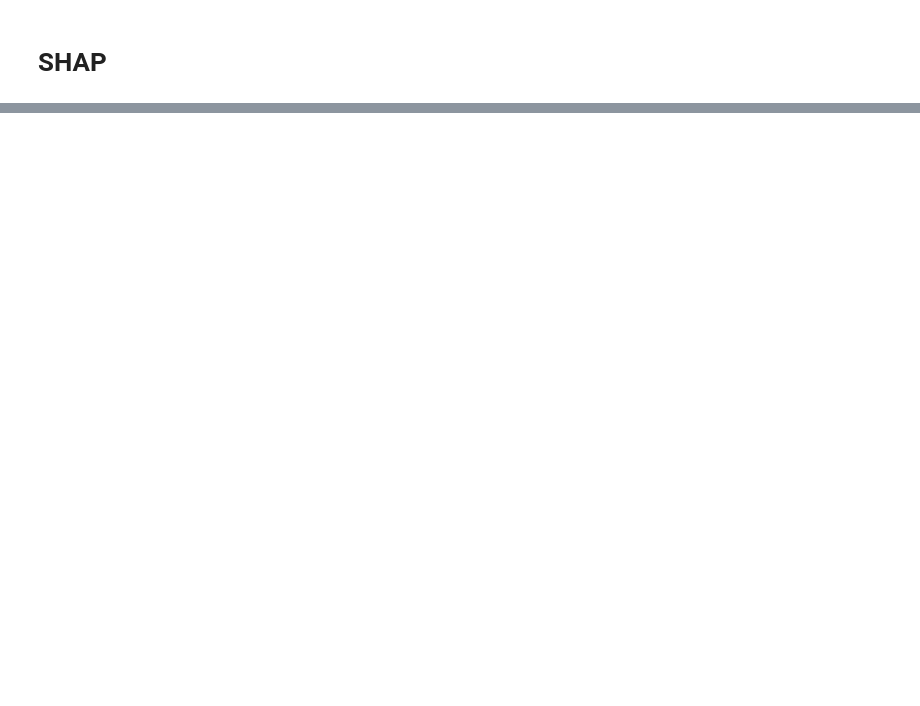
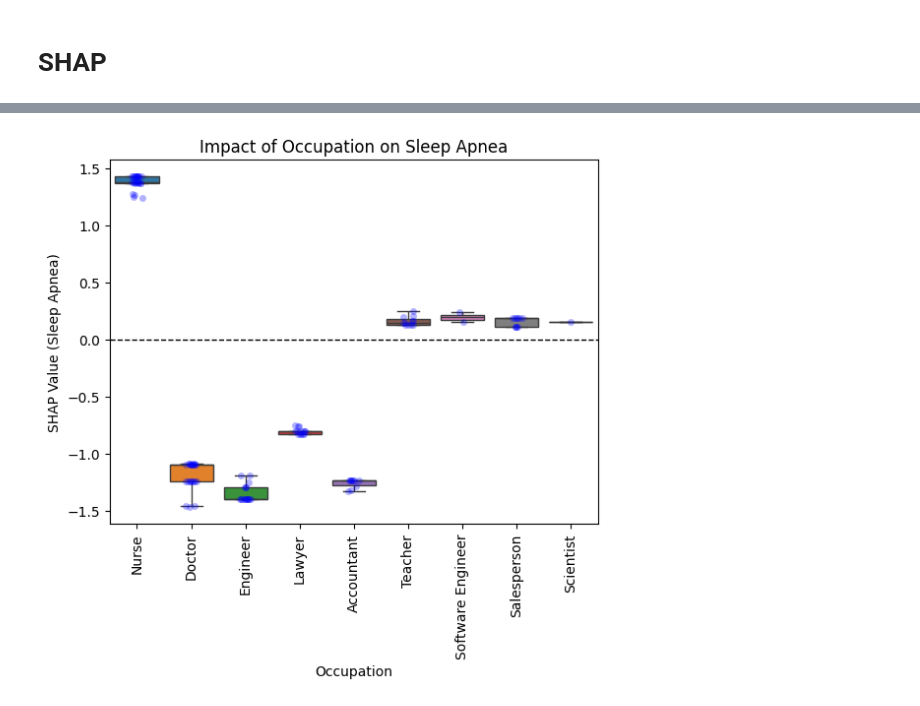
Before and after one commit to yji21/20252R0136COSE36203, a Jupyter notebook: sleep_disorder_prediction.ipynb, the cells around one changed output, grey strips where cells are left out. Cells and saved outputs as stored; diff of their text form; code cells hidden in the pictures; blank space fills up the shorter version.

```diff
--- a/sleep_disorder_prediction.ipynb
+++ b/sleep_disorder_prediction.ipynb
@@ -743,0 +922,29 @@ plt.show()
+# %%
+analysis_df = pd.DataFrame({
+    'Occupation': X_test_display['Occupation'],
+    'SHAP Value (Sleep Apnea)': shap_values[:, :, 2][:, X_test.columns.get_loc('Occupation')]
+})
+
+sns.boxplot(
+    data=analysis_df,
+    x='Occupation',
+    y='SHAP Value (Sleep Apnea)',
+    hue='Occupation',
+    legend=False,
+    showfliers=False
+)
+
+sns.stripplot(
+    data=analysis_df,
+    x='Occupation',
+    y='SHAP Value (Sleep Apnea)',
+    color='blue',
+    alpha=0.3
+)
+
+plt.axhline(0, color='black', linestyle='--', linewidth=1)
+plt.title('Impact of Occupation on Sleep Apnea')
+plt.xticks(rotation=90)
+plt.show()
+# %% [output]
+[figure, added]
```
Also changed, not shown: parts of 19 cells of this notebook.
